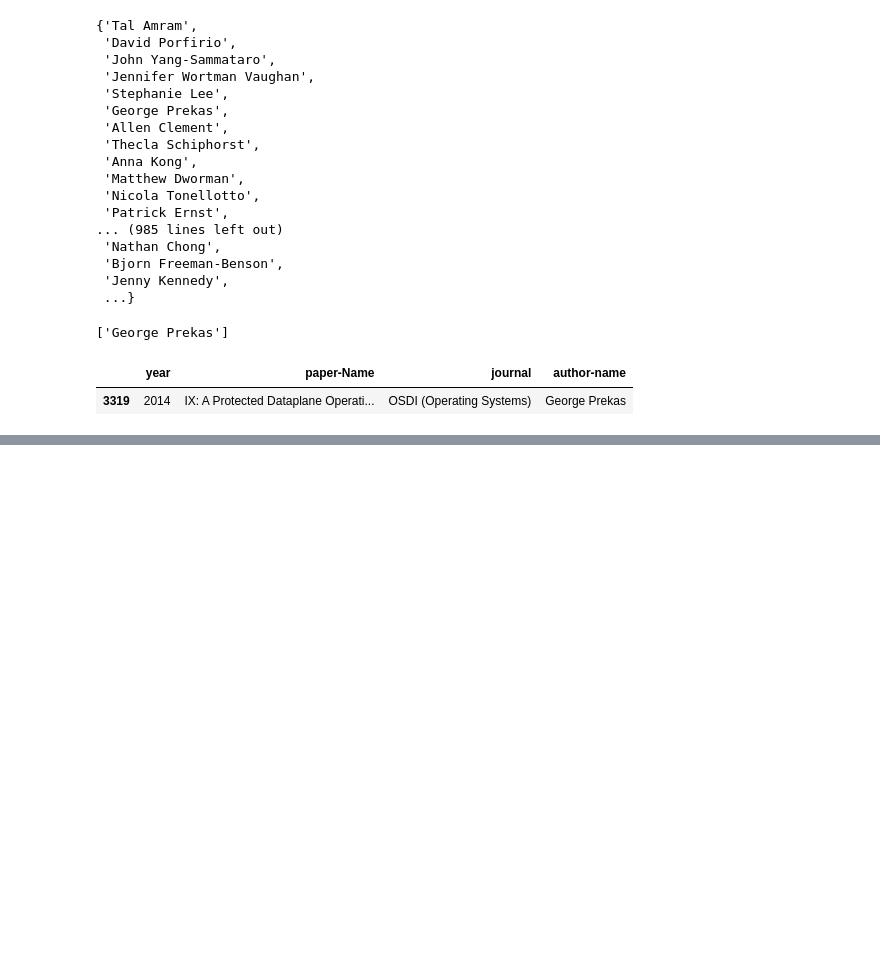
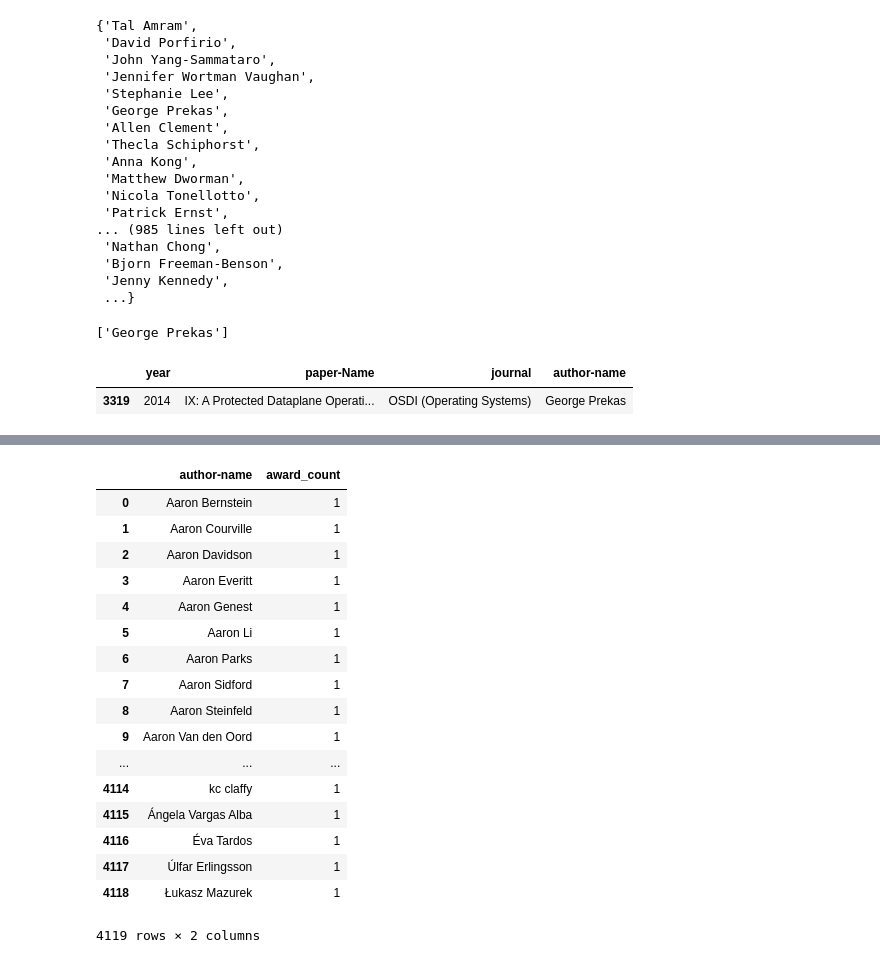
Before and after one commit to n8kim1/bright-future, a Jupyter notebook: src/Best Paper Prediction.ipynb, the cells around one changed output, grey strips where cells are left out. Drawn from its saved outputs; the diff is of its cells as text; code cells hidden in the pictures; blank space fills up the shorter version.

```diff
--- a/src/Best Paper Prediction.ipynb
+++ b/src/Best Paper Prediction.ipynb
@@ -120,0 +143,21 @@ df[df["author-name"] == "George Prekas"]
+# %%
+df.assign(award_count=1).groupby("author-name").sum().drop(columns=["year"]).reset_index()
+# %% [output]
+|  | author-name | award_count |
+| 0 | Aaron Bernstein | 1 |
+| 1 | Aaron Courville | 1 |
+| 2 | Aaron Davidson | 1 |
+| 3 | Aaron Everitt | 1 |
+| 4 | Aaron Genest | 1 |
+| 5 | Aaron Li | 1 |
+| 6 | Aaron Parks | 1 |
+| 7 | Aaron Sidford | 1 |
+| 8 | Aaron Steinfeld | 1 |
+| 9 | Aaron Van den Oord | 1 |
+| ... | ... | ... |
+| 4114 | kc claffy | 1 |
+| 4115 | Ángela Vargas Alba | 1 |
+| 4116 | Éva Tardos | 1 |
+| 4117 | Úlfar Erlingsson | 1 |
+| 4118 | Łukasz Mazurek | 1 |
+4119 rows × 2 columns
```
Also changed, not shown: parts of 3 cells of this notebook.
